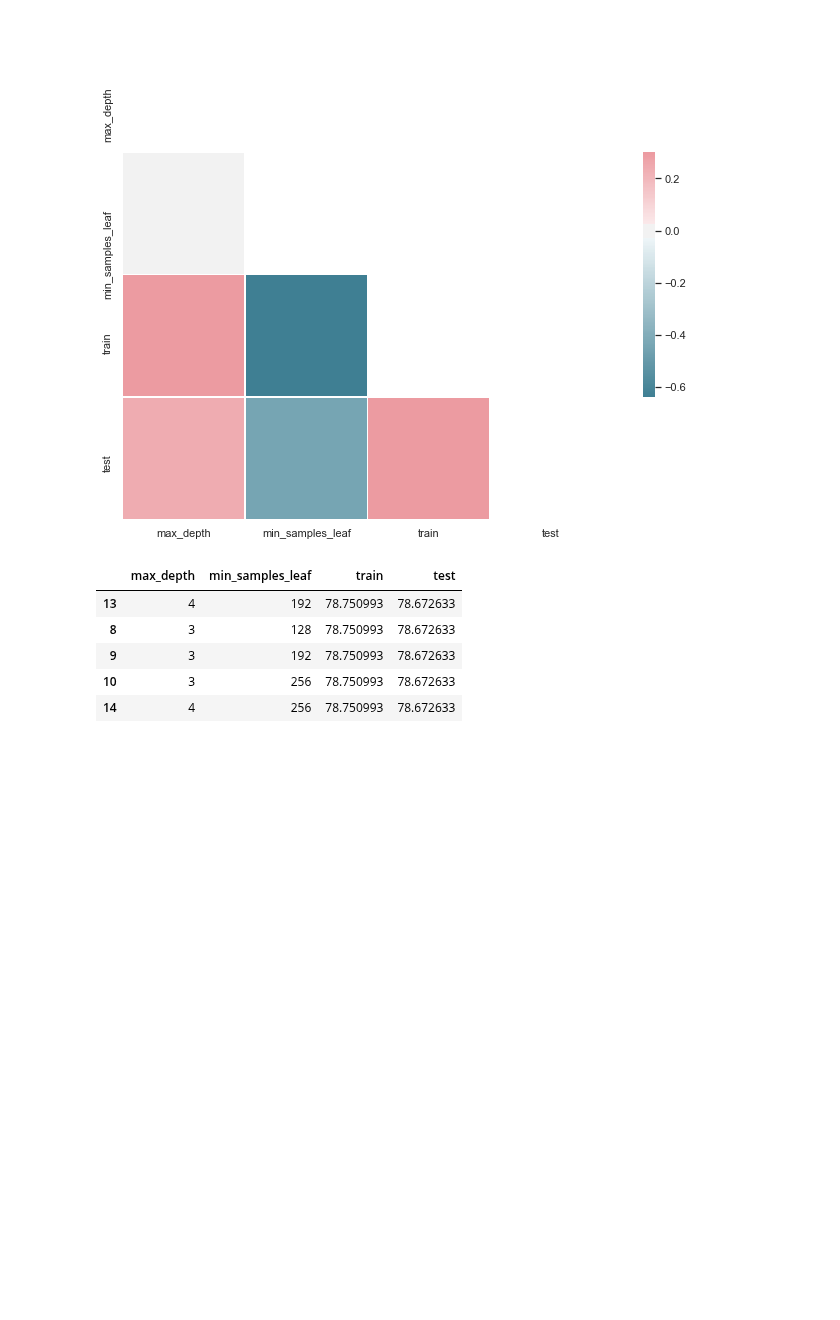
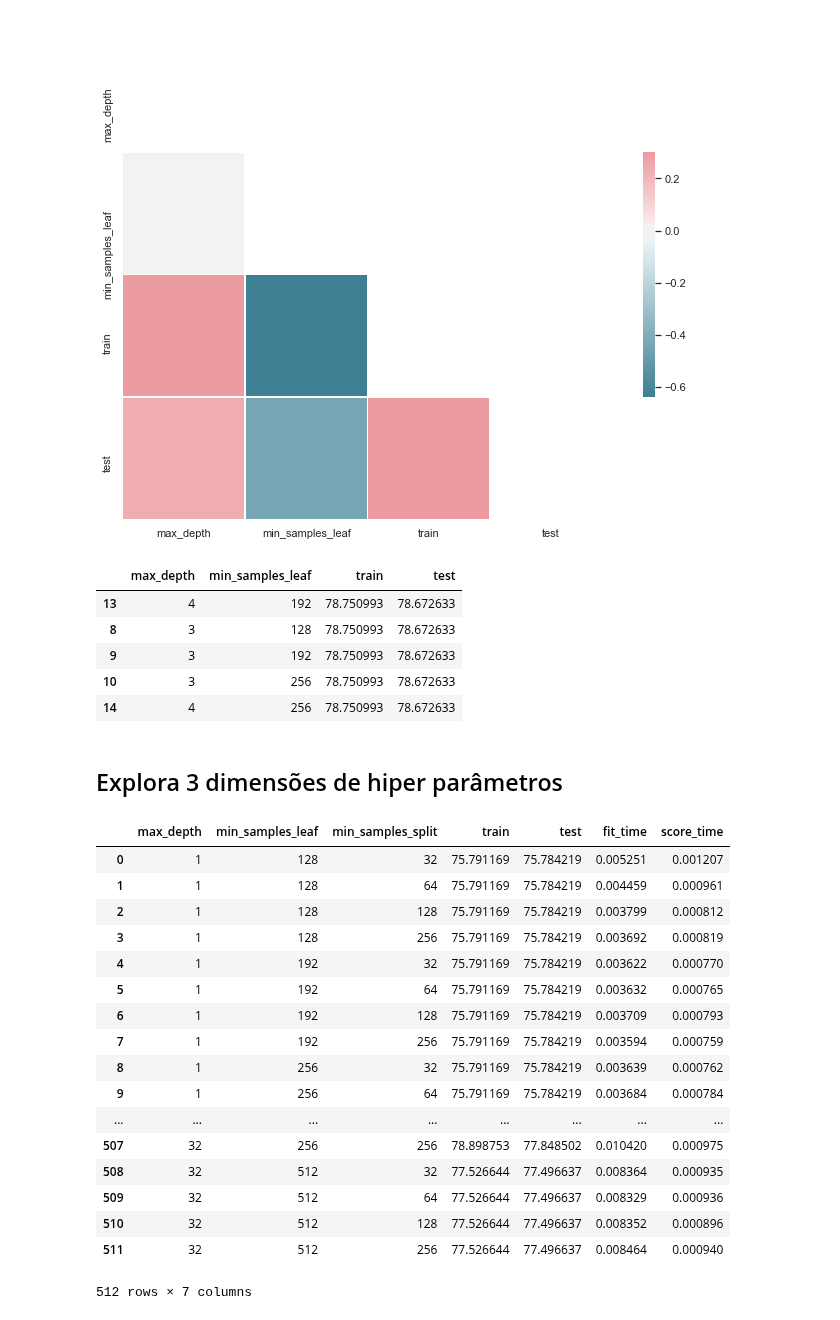
Before and after one commit to lsandrade/alura-ml, a Jupyter notebook: Otimização de modelos.ipynb, the cells around one changed output. Cells and saved outputs as stored; diff of their text form; code cells hidden in the pictures; blank space fills up the shorter version.

Commit message:
Explora 3 hiper parametros

```diff
--- a/Otimização de modelos.ipynb
+++ b/Otimização de modelos.ipynb
@@ -447,3 +447,58 @@ resultados.sort_values("test", ascending=False).head()
 | 9 | 3 | 192 | 78.750993 | 78.672633 |
 | 10 | 3 | 256 | 78.750993 | 78.672633 |
 | 14 | 4 | 256 | 78.750993 | 78.672633 |
+# %% [markdown]
+## Explora 3 dimensões de hiper parâmetros
+# %%
+def roda_arvode_de_decisao(max_depth, min_samples_leaf, min_samples_split):
+    SEED = 301
+    np.random.seed(SEED)
+
+    cv = GroupKFold(n_splits = 10)
+    modelo = DecisionTreeClassifier(max_depth = max_depth,
+                                    min_samples_leaf = min_samples_leaf,
+                                    min_samples_split = min_samples_split)
+    results = cross_validate(modelo, x_azar, y_azar, cv = cv,
+                             groups = dados.modelo,
+                             return_train_score=True)
+
+    train_score = results['train_score'].mean() * 100
+    test_score = results['test_score'].mean() * 100
+    fit_time = results['fit_time'].mean()
+    score_time = results['score_time'].mean()
+
+    return [max_depth, min_samples_leaf, min_samples_split,
+            train_score, test_score, fit_time, score_time]
+# %%
+def busca():
+    resultados = []
+    for depth in range(1, 33):
+        for leaf in [128, 192, 256, 512]:
+            for min_split in [32, 64, 128, 256]:
+                tabela = roda_arvode_de_decisao(depth, leaf, min_split)
+                resultados.append(tabela)
+    return resultados
+
+columns = ["max_depth", "min_samples_leaf", "min_samples_split",
+           "train", "test", "fit_time", "score_time"]
+resultados = pd.DataFrame(busca(), columns = columns)
+resultados
+# %% [output]
+|  | max_depth | min_samples_leaf | min_samples_split | train | test | fit_time | score_time |
+| 0 | 1 | 128 | 32 | 75.791169 | 75.784219 | 0.005251 | 0.001207 |
+| 1 | 1 | 128 | 64 | 75.791169 | 75.784219 | 0.004459 | 0.000961 |
+| 2 | 1 | 128 | 128 | 75.791169 | 75.784219 | 0.003799 | 0.000812 |
+| 3 | 1 | 128 | 256 | 75.791169 | 75.784219 | 0.003692 | 0.000819 |
+| 4 | 1 | 192 | 32 | 75.791169 | 75.784219 | 0.003622 | 0.000770 |
+| 5 | 1 | 192 | 64 | 75.791169 | 75.784219 | 0.003632 | 0.000765 |
+| 6 | 1 | 192 | 128 | 75.791169 | 75.784219 | 0.003709 | 0.000793 |
+| 7 | 1 | 192 | 256 | 75.791169 | 75.784219 | 0.003594 | 0.000759 |
+| 8 | 1 | 256 | 32 | 75.791169 | 75.784219 | 0.003639 | 0.000762 |
+| 9 | 1 | 256 | 64 | 75.791169 | 75.784219 | 0.003684 | 0.000784 |
+| ... | ... | ... | ... | ... | ... | ... | ... |
+| 507 | 32 | 256 | 256 | 78.898753 | 77.848502 | 0.010420 | 0.000975 |
+| 508 | 32 | 512 | 32 | 77.526644 | 77.496637 | 0.008364 | 0.000935 |
+| 509 | 32 | 512 | 64 | 77.526644 | 77.496637 | 0.008329 | 0.000936 |
+| 510 | 32 | 512 | 128 | 77.526644 | 77.496637 | 0.008352 | 0.000896 |
+| 511 | 32 | 512 | 256 | 77.526644 | 77.496637 | 0.008464 | 0.000940 |
+512 rows × 7 columns
```
Also changed, not shown: parts of 3 cells of this notebook.
